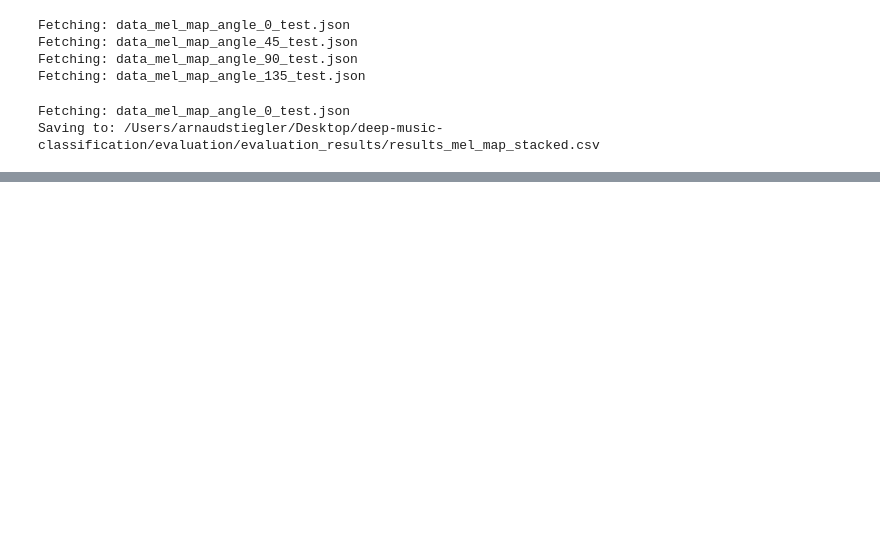
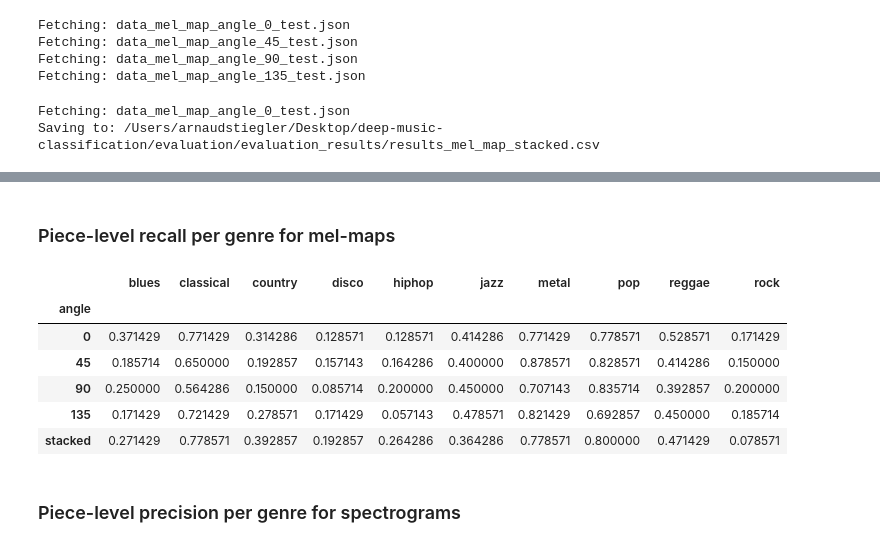
Before and after one commit to redouane-dziri/deep-music-classification, a Jupyter notebook: evaluation/evaluate_GLCM.ipynb, the cells around one changed output, grey strips where cells are left out. Drawn from its saved outputs; the diff is of its cells as text; code cells hidden in the pictures; blank space fills up the shorter version.

```diff
--- a/evaluation/evaluate_GLCM.ipynb
+++ b/evaluation/evaluate_GLCM.ipynb
@@ -186,0 +215,21 @@ for map_type in piece_level_acc:
+# %% [markdown]
+### Piece-level recall per genre for mel-maps
+# %%
+x = []
+for angle in piece_level_acc[map_type]:
+    x.append(piece_level_acc['mel_map'][angle]['class_recall'])
+
+piece_level_mel_maps = pd.DataFrame(x)
+piece_level_mel_maps['angle'] = pd.Series(['0','45','90','135','stacked'])
+piece_level_mel_maps.set_index('angle', inplace=True)
+piece_level_mel_maps
+# %% [output]
+|  | blues | classical | country | disco | hiphop | jazz | metal | pop | reggae | rock |
+| angle |  |  |  |  |  |  |  |  |  |  |
+| 0 | 0.371429 | 0.771429 | 0.314286 | 0.128571 | 0.128571 | 0.414286 | 0.771429 | 0.778571 | 0.528571 | 0.171429 |
+| 45 | 0.185714 | 0.650000 | 0.192857 | 0.157143 | 0.164286 | 0.400000 | 0.878571 | 0.828571 | 0.414286 | 0.150000 |
+| 90 | 0.250000 | 0.564286 | 0.150000 | 0.085714 | 0.200000 | 0.450000 | 0.707143 | 0.835714 | 0.392857 | 0.200000 |
+| 135 | 0.171429 | 0.721429 | 0.278571 | 0.171429 | 0.057143 | 0.478571 | 0.821429 | 0.692857 | 0.450000 | 0.185714 |
+| stacked | 0.271429 | 0.778571 | 0.392857 | 0.192857 | 0.264286 | 0.364286 | 0.778571 | 0.800000 | 0.471429 | 0.078571 |
+# %% [markdown]
+### Piece-level precision per genre for spectrograms
```
Also changed, not shown: parts of 54 cells of this notebook, 7 other files.
